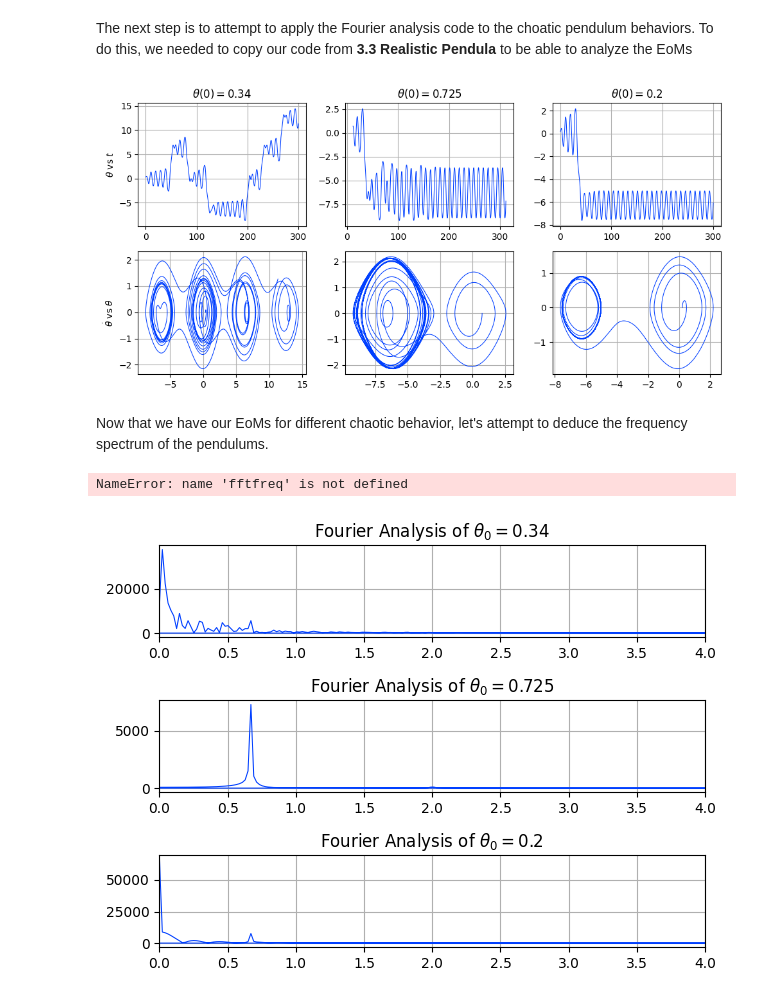
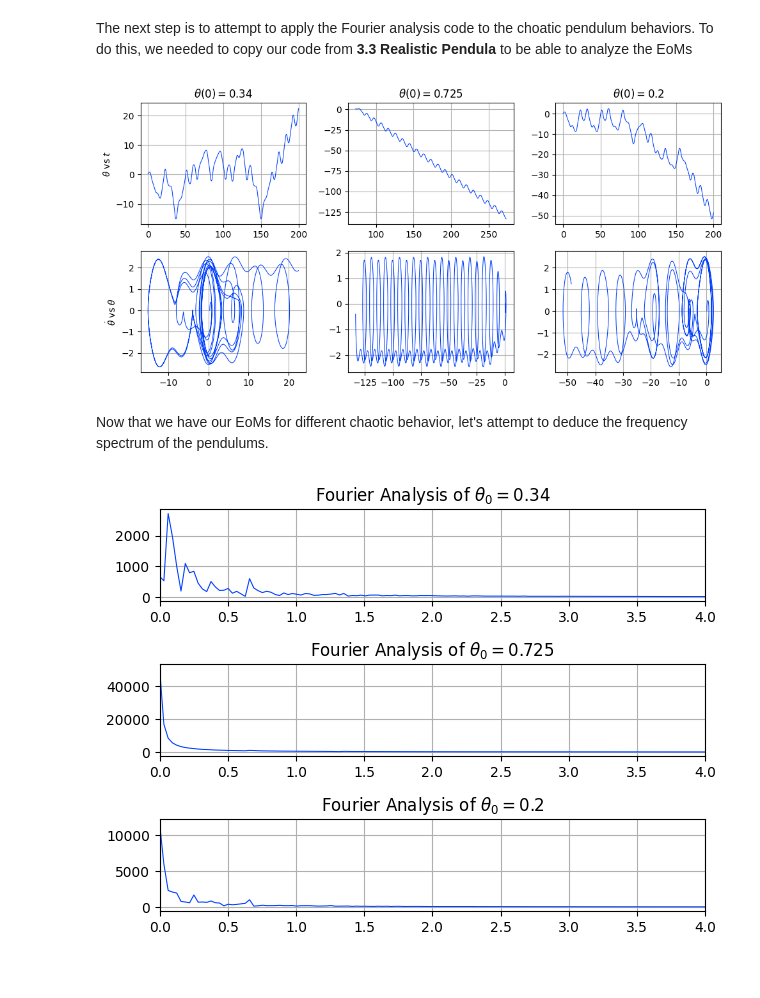
Before and after one commit to dylanbloodworth/LearningNumericalMethods, a Jupyter notebook: Chapter 3/3.4 Fourier.ipynb, the cells around one changed output. Drawn from its saved outputs; the diff is of its cells as text; code cells hidden in the pictures.

```diff
--- a/Chapter 3/3.4 Fourier.ipynb
+++ b/Chapter 3/3.4 Fourier.ipynb
@@ -281,53 +281,53 @@ def realrealPen(t, y):
     # This is where the system of ODEs would go. You would have them written as v[0], v[1], ...
 
     v[0] = y[1]
-    v[1] = -(w0**2)*np.sin(y[0]) - alpha*y[1] + f*np.cos(w*t)
+    v[1] = -(w0**2)*np.sin(y[0]) - 2*beta*y[1] + gamma*(w0**2)*np.cos(w*t)
 
     return v
 # %%
 thetas = [0.34, 0.725, 0.2]
-w0 = 1 ; alpha = 0.2 ; f = 0.5 ; w = 2/3 ; N = 30000 ; h = 0.01
+w0 = 1 ; beta = 0.1 ; gamma = 0.5 ; w = 2/3 ; N = 2000 ; h = 0.1
 
 for i in range(3):
     vars()['coords'+str(i)] , vars()['t'+str(i)]= dsbRK4([thetas[i], 0], realrealPen, 2, N, h)
     vars()['theta'+str(i)], vars()['thetadot'+str(i)] = vars()['coords'+str(i)][0], vars()['coords'+str(i)][1]
 
 fig, axs = plt.subplots(2, 3, figsize=(10,5))
 
 axs[0][0].plot(t0, theta0)
 axs[0][0].set_ylabel('$\\theta$ vs $t$')
 axs[0][0].set_title('$\\theta(0) = {}$'.format(round(thetas[0], 4)))
 
 axs[1][0].plot(theta0, thetadot0)
 axs[1][0].set_ylabel('$\\dot{\\theta}$ vs $\\theta$')
 
 axs[0][1].plot(t1, theta1)
 axs[0][1].set_title('$\\theta(0) = {}$'.format(round(thetas[1], 4)))
 
 axs[1][1].plot(theta1, thetadot1)
 
 axs[0][2].plot(t2, theta2)
 axs[0][2].set_title('$\\theta(0) = {}$'.format(round(thetas[2], 4)))
 
 axs[1][2].plot(theta2, thetadot2)
 
 plt.show()
 # %% [output]
-[figure, old version]
+[figure, new version]
 # %% [markdown]
 Now that we have our EoMs for different chaotic behavior, let's attempt to deduce the frequency spectrum of the pendulums.
 # %%
 for i in range(3):
-    vars()['omegas'+str(i)] = fftfreq(N, h)
-    vars()['Yn'+str(i)] = fft(vars()['theta'+str(i)])
+    '''vars()['omegas'+str(i)] = fftfreq(N, h)
+    vars()['Yn'+str(i)] = fft(vars()['theta'+str(i)])'''
+
+    vars()['omegas'+str(i)], vars()['Yn'+str(i)] = DFT(vars()['theta'+str(i)] , N, h)
-# %% [output]
-NameError: name 'fftfreq' is not defined
 # %%
 fig, ax = plt.subplots(3,1)
 
 for i in range(3):
-    x = 2*pi*vars()['omegas'+str(i)]
-    y = (1/(sqrt(2*pi)))*vars()['Yn'+str(i)]
+    x = vars()['omegas'+str(i)]
+    y = vars()['Yn'+str(i)]
 
     ax[i].set_xlim(0,4)
     ax[i].set_title("Fourier Analysis of $\\theta_0 = $" + str(thetas[i]))
@@ -335,4 +335,4 @@ for i in range(3):
 
 plt.show()
 # %% [output]
-[figure, old version]
+[figure, new version]
```
Also changed, not shown: parts of 16 cells of this notebook.
